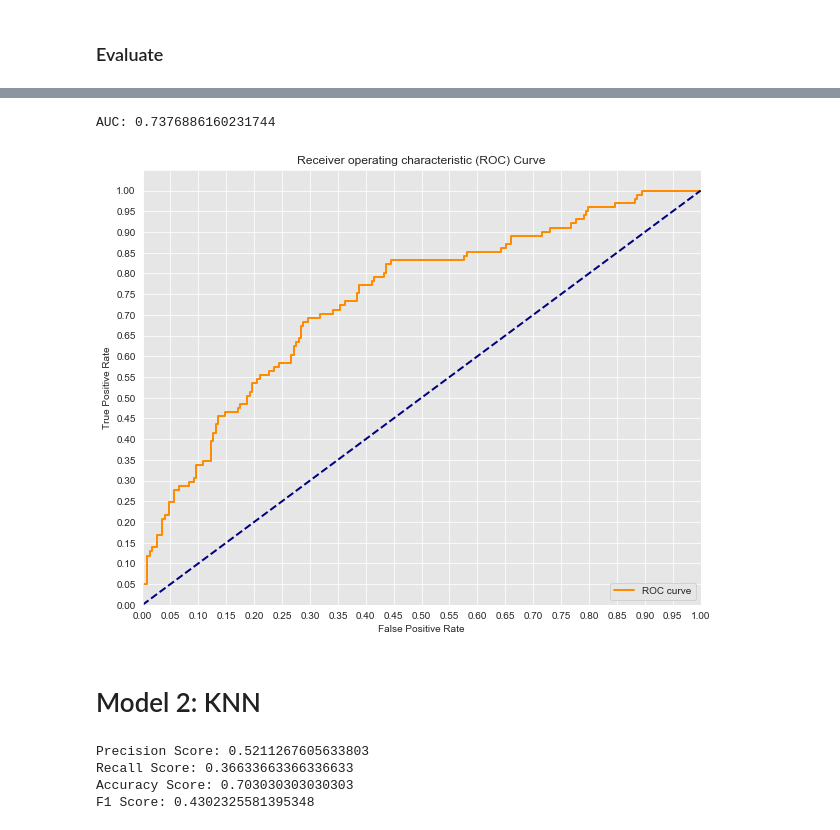
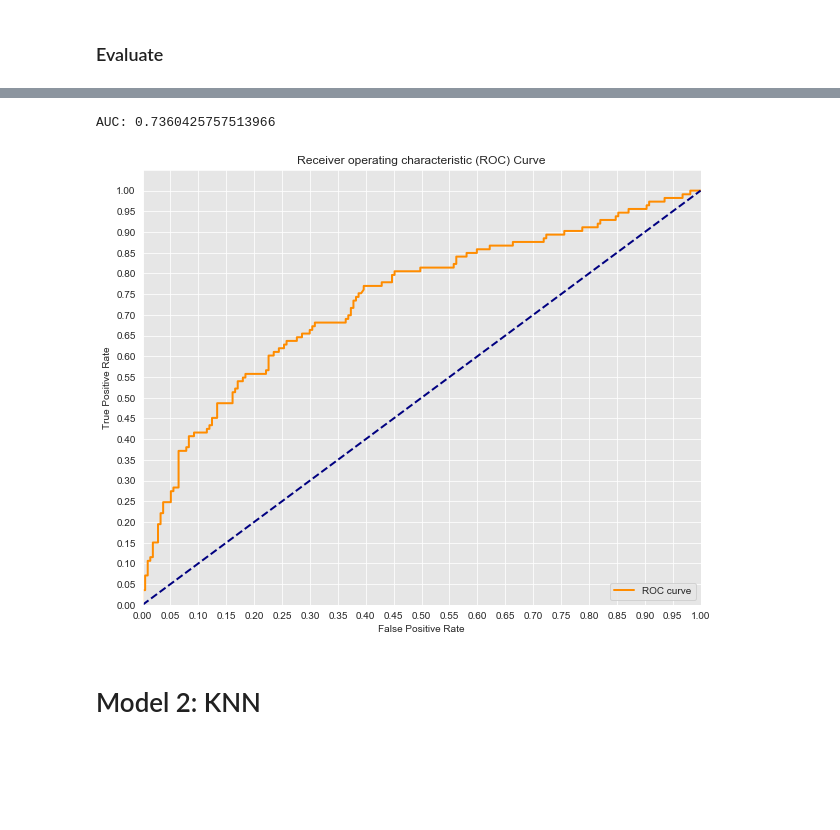
Before and after one commit to krbarounis/NTY-bestsellers-classification-project, a Jupyter notebook: Modeling.ipynb, the cells around one changed output, grey strips where cells are left out. Saved outputs shown, nothing was run; the diff lists cells and outputs as text; code cells hidden in the pictures; blank space fills up the shorter version.

```diff
--- a/Modeling.ipynb
+++ b/Modeling.ipynb
@@ -111,0 +186,18 @@ Name: NYT_bestseller, dtype: float64
+# %%
+def plot_AUC_ROC(y_score,fpr,tpr):
+    sns.set_style("darkgrid", {"axes.facecolor": ".9"})
+    print('AUC: {}'.format(auc(fpr, tpr)))
+    plt.figure(figsize=(10,8))
+    lw = 2
+    plt.plot(fpr, tpr, color='darkorange',
+         lw=lw, label='ROC curve')
+    plt.plot([0, 1], [0, 1], color='navy', lw=lw, linestyle='--')
+    plt.xlim([0.0, 1.0])
+    plt.ylim([0.0, 1.05])
+    plt.yticks([i/20.0 for i in range(21)])
+    plt.xticks([i/20.0 for i in range(21)])
+    plt.xlabel('False Positive Rate')
+    plt.ylabel('True Positive Rate')
+    plt.title('Receiver operating characteristic (ROC) Curve')
+    plt.legend(loc="lower right")
+    plt.show()
@@ -279,26 +295,0 @@ fpr, tpr, thresholds = roc_curve(y_test, y_score)
-# %%
-import matplotlib.pyplot as plt
-import seaborn as sns
-%matplotlib inline
-
-#Seaborns Beautiful Styling
-sns.set_style("darkgrid", {"axes.facecolor": ".9"})
-
-print('AUC: {}'.format(auc(fpr, tpr)))
-plt.figure(figsize=(10,8))
-lw = 2
-plt.plot(fpr, tpr, color='darkorange',
-         lw=lw, label='ROC curve')
-plt.plot([0, 1], [0, 1], color='navy', lw=lw, linestyle='--')
-plt.xlim([0.0, 1.0])
-plt.ylim([0.0, 1.05])
-plt.yticks([i/20.0 for i in range(21)])
-plt.xticks([i/20.0 for i in range(21)])
-plt.xlabel('False Positive Rate')
-plt.ylabel('True Positive Rate')
-plt.title('Receiver operating characteristic (ROC) Curve')
-plt.legend(loc="lower right")
-plt.show()
-# %% [output]
-AUC: 0.7376886160231744
-[figure, removed]
@@ -308,3 +296,18 @@ AUC: 0.7376886160231744
+# %%
+# ROC/AUC
+#First calculate the probability scores of each of the datapoints:
+y_test_score = model_log.decision_function(X_test)
+
+fpr, tpr, thresholds = roc_curve(y_test, y_test_score)
+
+y_train_score = model_log.decision_function(X_train)
+
+train_fpr, train_tpr, thresholds = roc_curve(y_train, y_train_score)
+# %%
+plot_AUC_ROC(y_test_score,fpr,tpr)
+# %% [output]
+AUC: 0.7360425757513966
+[figure, added]
 # %% [markdown]
 # Model 2: KNN
 # %%
@@ -316,13 +317,0 @@ y_hat_train = logreg.predict(X_train)
-# %%
-def print_metrics(labels, preds):
-    print("Precision Score: {}".format(precision_score(labels, preds)))
-    print("Recall Score: {}".format(recall_score(labels, preds)))
-    print("Accuracy Score: {}".format(accuracy_score(labels, preds)))
-    print("F1 Score: {}".format(f1_score(labels, preds)))
-
-print_metrics(y_test, y_hat_test)
-# %% [output]
-Precision Score: 0.5211267605633803
-Recall Score: 0.36633663366336633
-Accuracy Score: 0.703030303030303
-F1 Score: 0.4302325581395348
```
Also changed, not shown: parts of 73 cells of this notebook.
